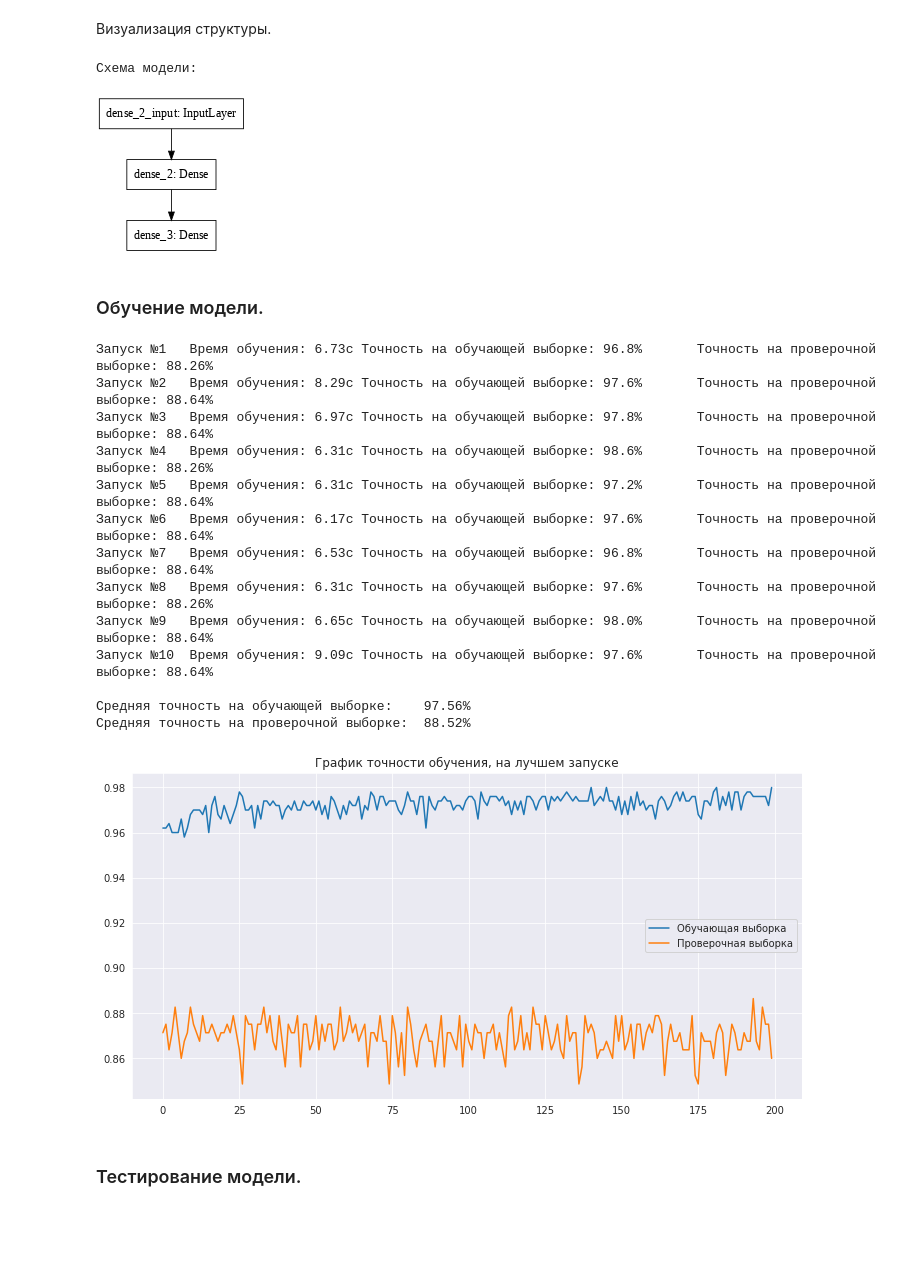
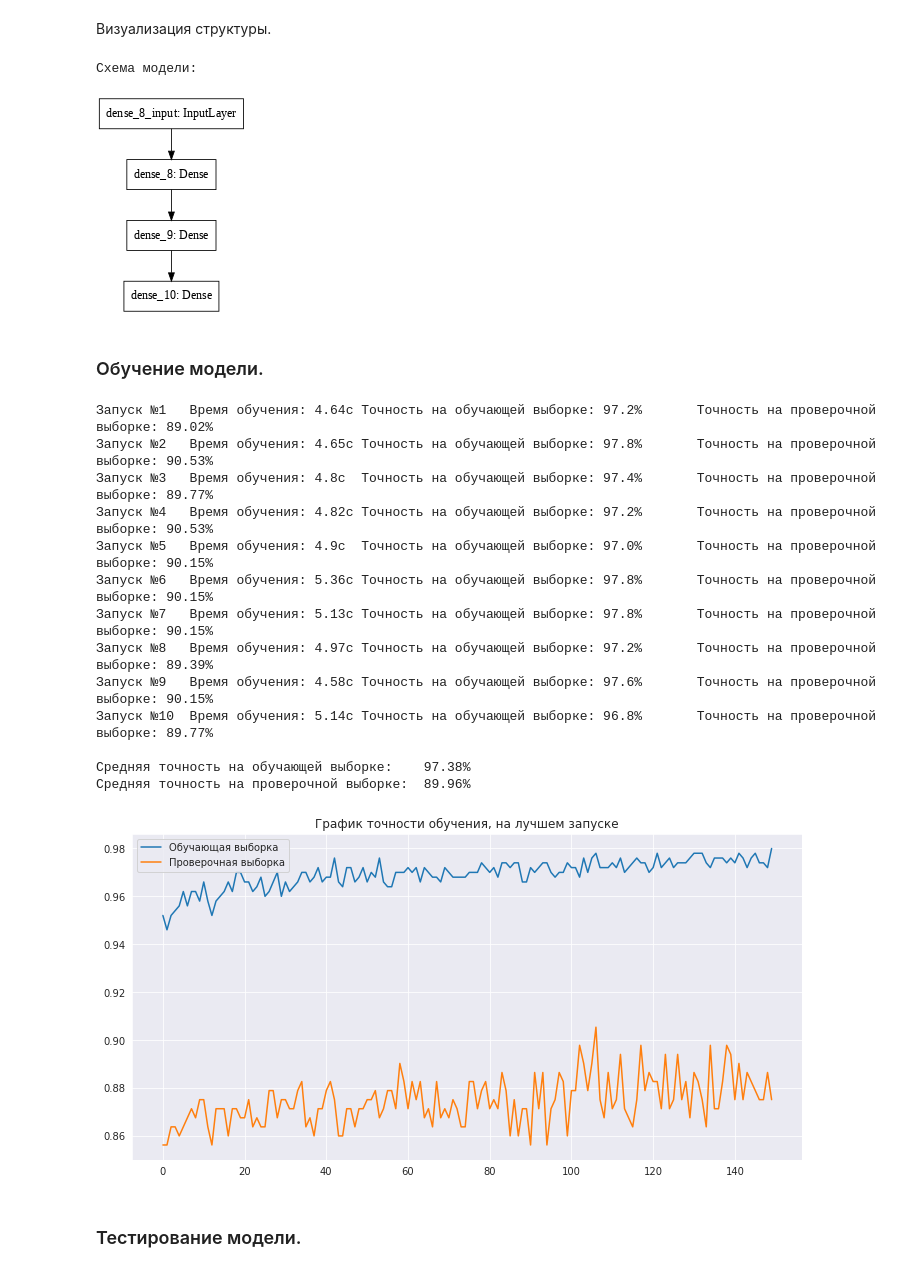
Before and after one commit to Elena-Shabanova/Neural_networks, a Jupyter notebook: Копия_блокнота_"Интенсив_06_07_08_07_День_2_Обработка_текста".ipynb, the cells around one changed output. Saved outputs shown, nothing was run; the diff lists cells and outputs as text; code cells hidden in the pictures; blank space fills up the shorter version.

```diff
--- a/Копия_блокнота_"Интенсив_06_07_08_07_День_2_Обработка_текста".ipynb
+++ b/Копия_блокнота_"Интенсив_06_07_08_07_День_2_Обработка_текста".ipynb
@@ -699,6 +493,7 @@ url: https://storage.googleapis.com/terra_ai/DataSets/HR.zip
 # %%
 # Указываем слои создаваемой модели
 слои = 'Полносвязный-256\
+ Полносвязный-4\
  Полносвязный-2' # Указываем слои создаваемой модели
 
 
@@ -720,33 +515,33 @@ url: https://storage.googleapis.com/terra_ai/DataSets/HR.zip
 терра_ии.схема_модели(нейронка_подбор_кандидата)
 # %% [output]
 Схема модели:
-[figure, old version]
+[figure, new version]
 # %% [markdown]
 ### Обучение модели.
 # %%
 # Обучаем модель
 эксперимент = терра_ии.обучение_модели(
     нейронка_подбор_кандидата,
     обучающая_выборка, метки_обучающей_выборки,
     тестовая_выборка, метки_тестовой_выборки,
-    размер_пакета = 50,
-    количество_эпох = 200,
+    размер_пакета = 60,
+    количество_эпох = 150,
     количество_запусков = 10)
 # %% [output]
-Запуск №1   Время обучения: 6.73c Точность на обучающей выборке: 96.8%       Точность на проверочной выборке: 88.26%
-Запуск №2   Время обучения: 8.29c Точность на обучающей выборке: 97.6%       Точность на проверочной выборке: 88.64%
-Запуск №3   Время обучения: 6.97c Точность на обучающей выборке: 97.8%       Точность на проверочной выборке: 88.64%
-Запуск №4   Время обучения: 6.31c Точность на обучающей выборке: 98.6%       Точность на проверочной выборке: 88.26%
-Запуск №5   Время обучения: 6.31c Точность на обучающей выборке: 97.2%       Точность на проверочной выборке: 88.64%
-Запуск №6   Время обучения: 6.17c Точность на обучающей выборке: 97.6%       Точность на проверочной выборке: 88.64%
-Запуск №7   Время обучения: 6.53c Точность на обучающей выборке: 96.8%       Точность на проверочной выборке: 88.64%
-Запуск №8   Время обучения: 6.31c Точность на обучающей выборке: 97.6%       Точность на проверочной выборке: 88.26%
-Запуск №9   Время обучения: 6.65c Точность на обучающей выборке: 98.0%       Точность на проверочной выборке: 88.64%
-Запуск №10  Время обучения: 9.09c Точность на обучающей выборке: 97.6%       Точность на проверочной выборке: 88.64%
+Запуск №1   Время обучения: 4.64c Точность на обучающей выборке: 97.2%       Точность на проверочной выборке: 89.02%
+Запуск №2   Время обучения: 4.65c Точность на обучающей выборке: 97.8%       Точность на проверочной выборке: 90.53%
+Запуск №3   Время обучения: 4.8c  Точность на обучающей выборке: 97.4%       Точность на проверочной выборке: 89.77%
+Запуск №4   Время обучения: 4.82c Точность на обучающей выборке: 97.2%       Точность на проверочной выборке: 90.53%
+Запуск №5   Время обучения: 4.9c  Точность на обучающей выборке: 97.0%       Точность на проверочной выборке: 90.15%
+Запуск №6   Время обучения: 5.36c Точность на обучающей выборке: 97.8%       Точность на проверочной выборке: 90.15%
+Запуск №7   Время обучения: 5.13c Точность на обучающей выборке: 97.8%       Точность на проверочной выборке: 90.15%
+Запуск №8   Время обучения: 4.97c Точность на обучающей выборке: 97.2%       Точность на проверочной выборке: 89.39%
+Запуск №9   Время обучения: 4.58c Точность на обучающей выборке: 97.6%       Точность на проверочной выборке: 90.15%
+Запуск №10  Время обучения: 5.14c Точность на обучающей выборке: 96.8%       Точность на проверочной выборке: 89.77%
 
-Средняя точность на обучающей выборке:    97.56%
-Средняя точность на проверочной выборке:  88.52%
+Средняя точность на обучающей выборке:    97.38%
+Средняя точность на проверочной выборке:  89.96%
-[figure, old version]
+[figure, new version]
 # %% [markdown]
 ### Тестирование модели.
 # %%
```
Also changed, not shown: parts of 48 cells of this notebook.
